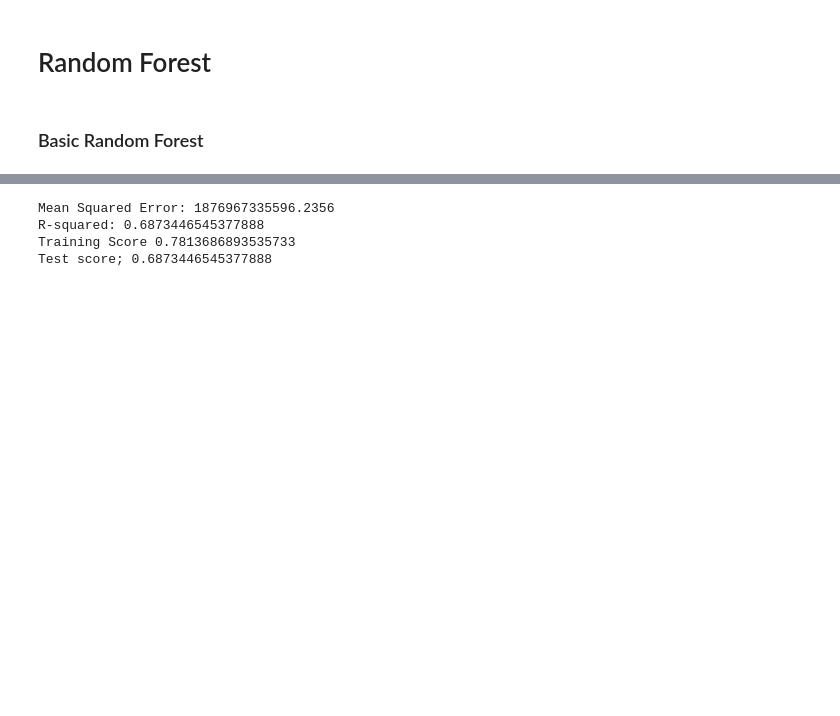
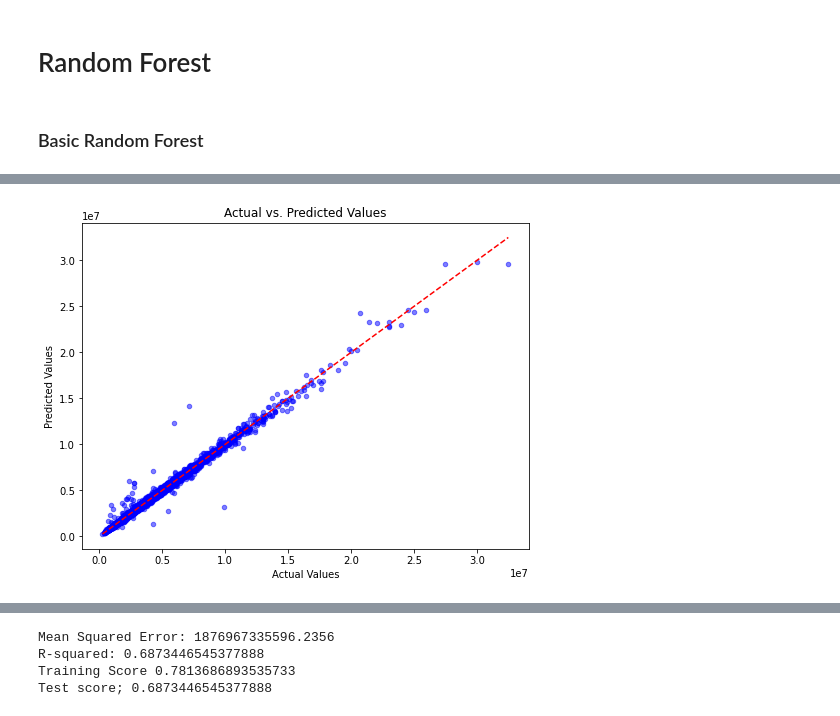
Before and after one commit to FontanaPedro/DBA-Project, a Jupyter notebook: Code_Machine_learning_process.ipynb, the cells around one changed output, grey strips where cells are left out. Saved outputs shown, nothing was run; the diff lists cells and outputs as text; code cells hidden in the pictures; blank space fills up the shorter version.

```diff
--- a/Code_Machine_learning_process.ipynb
+++ b/Code_Machine_learning_process.ipynb
@@ -703,0 +628,10 @@ plt.show()
+# %%
+# Create a random forest regressor & Fit --> NON Scaled data
+rf_model = RandomForestRegressor( random_state=42).fit(X_train, y_train)
+
+#Print the results of RMSLE and R2 for this new fit.
+
+results_rf=evaluate_regression_model(rf_model,X_train, y_train,X_test,y_test)
+print("Results of evaluation on Scaled data fit into Random forest regression model \n ")
+
+print(results_rf)
@@ -703,0 +650,5 @@ plt.show()
+# %%
+#Plot the regression line of predicted vs actual target values
+plot_actual_vs_predicted_test(rf_model,X_test,y_test)
+# %% [output]
+[figure, added]
```
Also changed, not shown: parts of 46 cells of this notebook, 21 other files.
